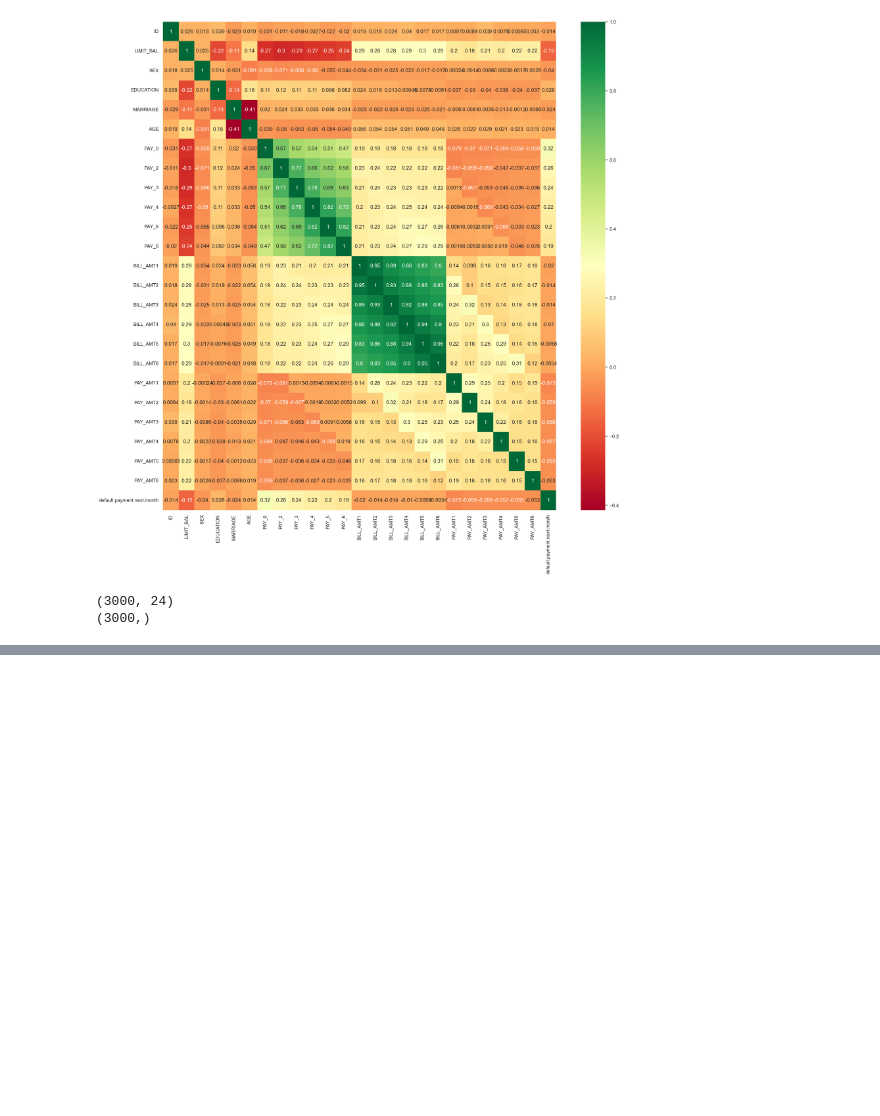
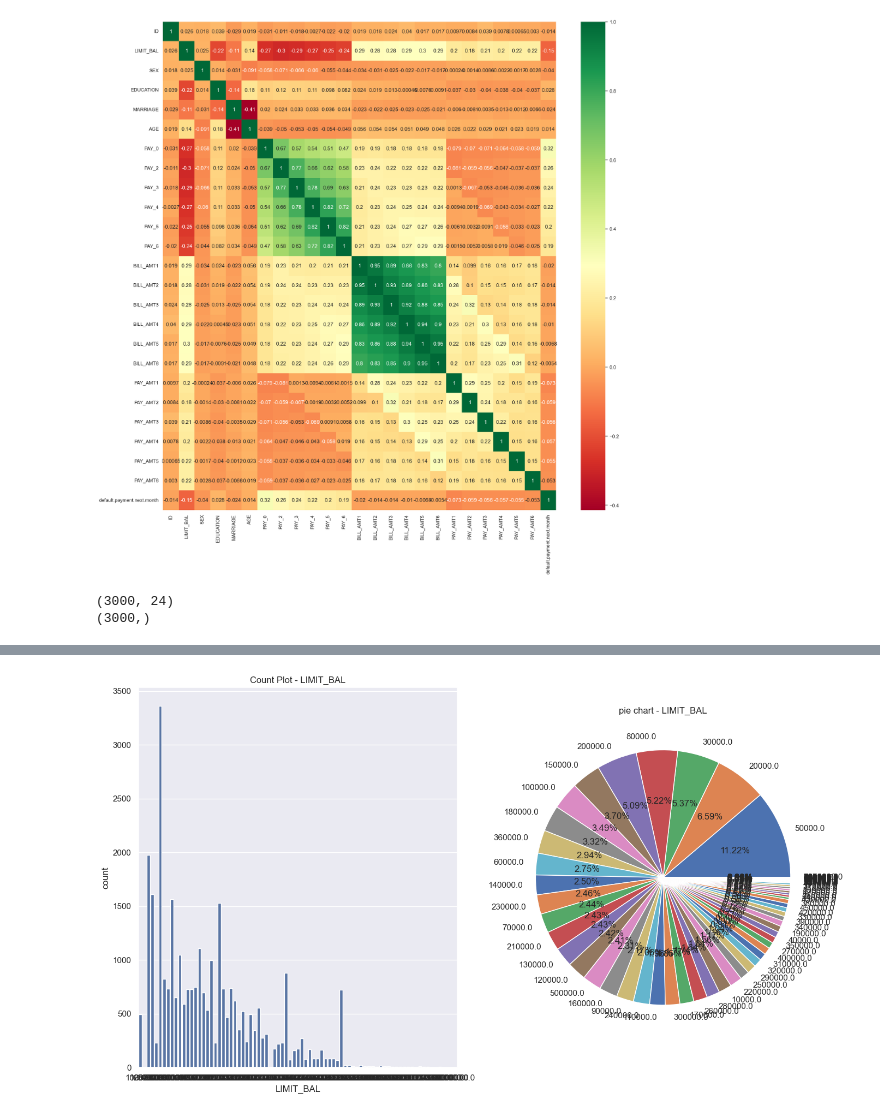
Before and after one commit to Hafsa-Jawaid/DevelopersHub_tasks, a Jupyter notebook: Credit risk prediction Task2.ipynb, the cells around one changed output, grey strips where cells are left out. Drawn from its saved outputs; the diff is of its cells as text; code cells hidden in the pictures; blank space fills up the shorter version.

```diff
--- a/Credit risk prediction Task2.ipynb
+++ b/Credit risk prediction Task2.ipynb
@@ -307,0 +500,23 @@ print(Y.shape)
+# %%
+#Multi Variate Analysis
+
+variable = 'LIMIT_BAL'
+plt.figure (figure = (7,6))
+
+#count plot
+plt.subplot(1,2,1)
+sns.countplot(x=variable, data= data)
+plt.title(f'Count Plot - {variable}')
+
+#pie chart
+plt.subplot(1,2,2)
+counts=data[variable].value_counts()
+plt.pie(counts, labels=counts.index, autopct='%0.2f%%')
+plt.title(f'pie chart - {variable}')
+
+
+plt.tight_layout()
+
+plt.show()
+# %% [output]
+[figure, added]
```
Also changed, not shown: parts of 26 cells of this notebook.
